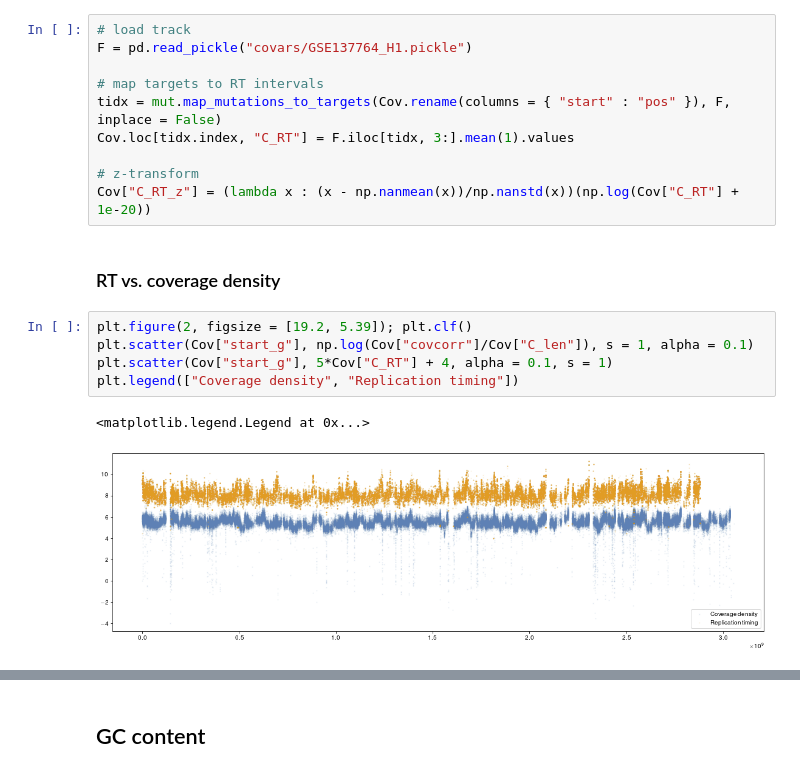
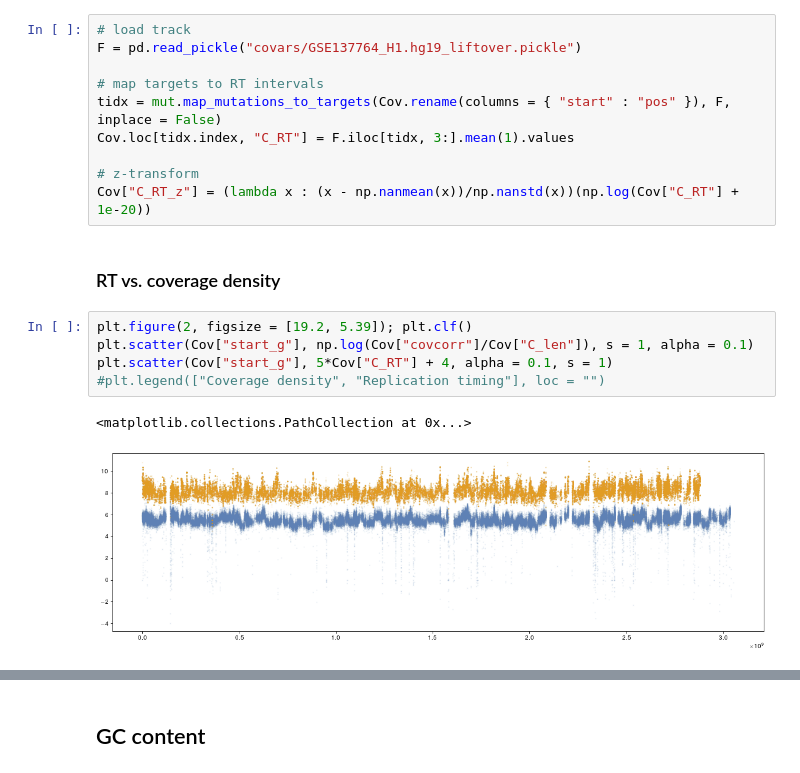
Before and after one commit to getzlab/HapASeg, a Jupyter notebook: 70_coverage.ipynb, the cells around one changed output, grey strips where cells are left out. Cells and saved outputs as stored; diff of their text form.

```diff
--- a/70_coverage.ipynb
+++ b/70_coverage.ipynb
@@ -34,7 +34,7 @@ Cov["C_len"] = Cov["end"] - Cov["start"] + 1
 ## Replication timing
 # %%
 # load track
-F = pd.read_pickle("covars/GSE137764_H1.pickle")
+F = pd.read_pickle("covars/GSE137764_H1.hg19_liftover.pickle")
 
 # map targets to RT intervals
 tidx = mut.map_mutations_to_targets(Cov.rename(columns = { "start" : "pos" }), F, inplace = False)
@@ -47,8 +47,8 @@ Cov["C_RT_z"] = (lambda x : (x - np.nanmean(x))/np.nanstd(x))(np.log(Cov["C_RT"]
 # %%
 plt.figure(2, figsize = [19.2, 5.39]); plt.clf()
 plt.scatter(Cov["start_g"], np.log(Cov["covcorr"]/Cov["C_len"]), s = 1, alpha = 0.1)
 plt.scatter(Cov["start_g"], 5*Cov["C_RT"] + 4, alpha = 0.1, s = 1)
-plt.legend(["Coverage density", "Replication timing"])
+#plt.legend(["Coverage density", "Replication timing"], loc = "")
 # %% [output]
-<matplotlib.legend.Legend at 0x...>
+<matplotlib.collections.PathCollection at 0x...>
-[figure, old version]
+[figure, new version]
```
Also changed, not shown: parts of 19 cells of this notebook.
